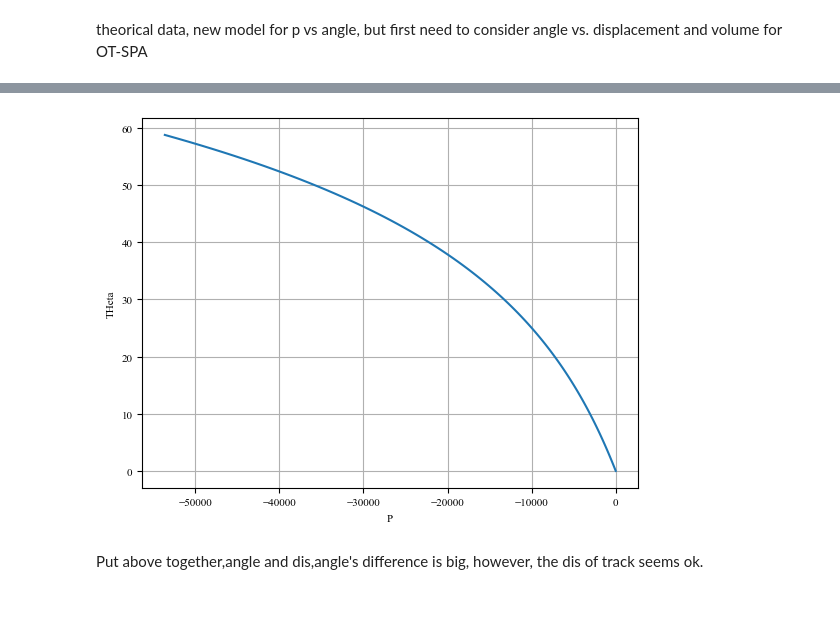
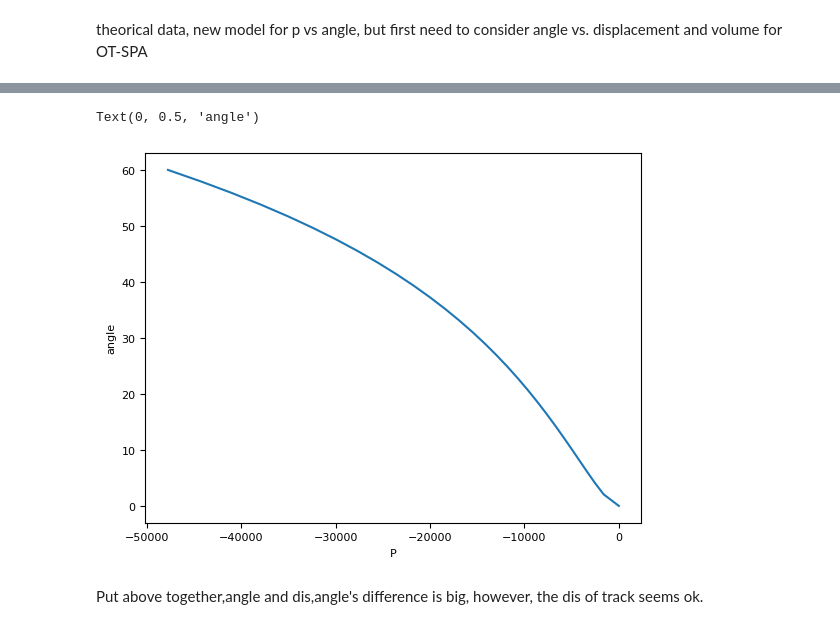
Before and after one commit to KANZEZ/sr_tank, a Jupyter notebook: kinetic_verify_edited.ipynb, the cells around one changed output, grey strips where cells are left out. Drawn from its saved outputs; the diff is of its cells as text; code cells hidden in the pictures.

```diff
--- a/kinetic_verify_edited.ipynb
+++ b/kinetic_verify_edited.ipynb
@@ -92,23 +34,0 @@ V = np.array(V) + V_bihou
-# %%
-phi, P_r, P2, P3 = [], [], [], []
-angle = 0
-ka, kb = 0.14639491747585104, 1283.9285714285716
-while angle <= np.pi/3:
-    phi.append(angle)
-    angle += np.pi/300
-
-for i in range(0, len(V) - 1):
-    dv = (V[i+1] - V[i])*1e-9
-    dph = phi[i+1] - phi[i]
-    du = (u[i+1] - u[i])/1000
-    cur2 = ka*phi[i] + kb*(u[i]/1000)*du/dph
-    #cur2 = ka*phi[i] + 122.5979*np.power((u[i]/1000),0.5020609)*du/dph # non linear spring
-    P3.append(cur2/(dv/dph))
-
-plt.plot(np.array(P3),np.array(phi)[0:len(phi)-1]*180/np.pi)
-plt.xlabel('P')
-plt.ylabel('THeta')
-plt.grid()
-plt.show()
-# %% [output]
-[figure, removed]
@@ -115,3 +73,16 @@ plt.show()
+# %%
+n_a = 30
+ang = np.linspace(0 , np.pi/3-0.0001, n_a)
+P_theory = []
+for an in range(n_a):
+    P_theory.append(equation_md_P_phi.subs({phi: ang[an]}).evalf())
+P_theory = np.asarray(P_theory)
+plt.plot(P_theory, ang * 180 / np.pi)
+plt.xlabel('P')
+plt.ylabel('angle')
+# %% [output]
+Text(0, 0.5, 'angle')
+[figure, added]
 # %% [markdown]
 Put above together,angle and dis,angle's difference is big, however, the dis of track seems ok.
 # %%
```
Also changed, not shown: parts of 18 cells of this notebook, 2 other files.
